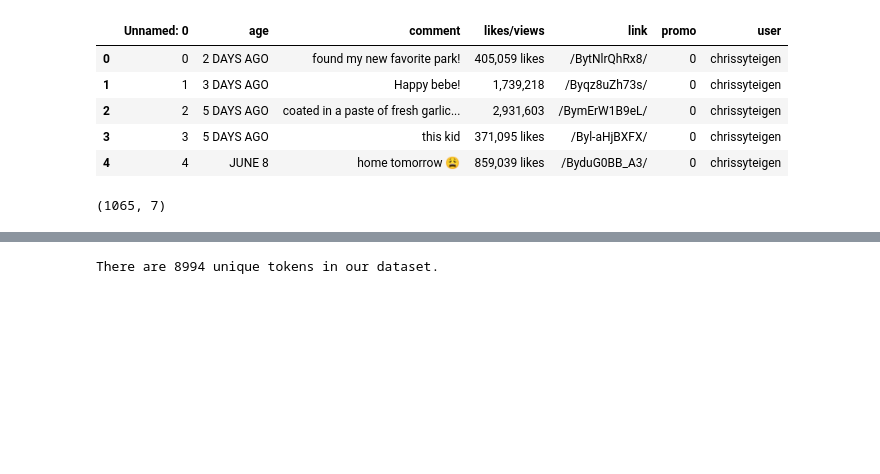
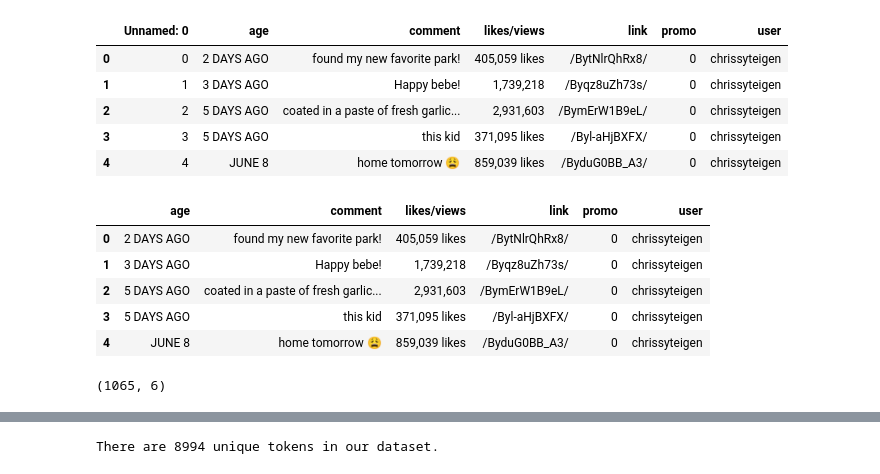
Before and after one commit to kayschulz/detecting_promotional_instagrams, a Jupyter notebook: first_model_1.ipynb, the cells around one changed output, grey strips where cells are left out. Cells and saved outputs as stored; diff of their text form; code cells hidden in the pictures; blank space fills up the shorter version.

```diff
--- a/first_model_1.ipynb
+++ b/first_model_1.ipynb
@@ -14,7 +16,17 @@ posts_df.head()
 | 2 | 2 | 5 DAYS AGO | coated in a paste of fresh garlic... | 2,931,603 | /BymErW1B9eL/ | 0 | chrissyteigen |
 | 3 | 3 | 5 DAYS AGO | this kid | 371,095 likes | /Byl-aHjBXFX/ | 0 | chrissyteigen |
 | 4 | 4 | JUNE 8 | home tomorrow 😩 | 859,039 likes | /ByduG0BB_A3/ | 0 | chrissyteigen |
+# %%
+posts_df.drop('Unnamed: 0', axis=1, inplace=True)
+posts_df.head()
+# %% [output]
+|  | age | comment | likes/views | link | promo | user |
+| 0 | 2 DAYS AGO | found my new favorite park! | 405,059 likes | /BytNlrQhRx8/ | 0 | chrissyteigen |
+| 1 | 3 DAYS AGO | Happy bebe! | 1,739,218 | /Byqz8uZh73s/ | 0 | chrissyteigen |
+| 2 | 5 DAYS AGO | coated in a paste of fresh garlic... | 2,931,603 | /BymErW1B9eL/ | 0 | chrissyteigen |
+| 3 | 5 DAYS AGO | this kid | 371,095 likes | /Byl-aHjBXFX/ | 0 | chrissyteigen |
+| 4 | JUNE 8 | home tomorrow 😩 | 859,039 likes | /ByduG0BB_A3/ | 0 | chrissyteigen |
 # %%
 posts_df.shape
 # %% [output]
-(1065, 7)
+(1065, 6)
```
Also changed, not shown: parts of 30 cells of this notebook, 1 other file.
